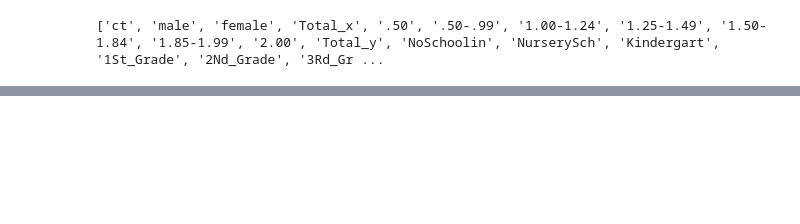
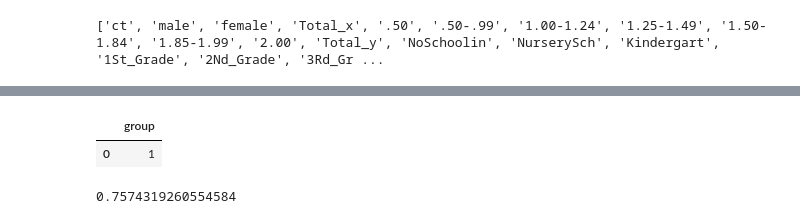
Before and after one commit to ychen884/STICC-GCC, a Jupyter notebook: STICC-part/Test_STICC-Filtered.ipynb, the cells around one changed output, grey strips where cells are left out. Drawn from its saved outputs; the diff is of its cells as text; code cells hidden in the pictures; blank space fills up the shorter version.

```diff
--- a/STICC-part/Test_STICC-Filtered.ipynb
+++ b/STICC-part/Test_STICC-Filtered.ipynb
@@ -295,0 +282,7 @@ simple.plot(column="cluster_membership",cmap="tab20", ax=ax[4])
+# %%
+group = pd.read_table('result_synthetic_data_joined.txt', names=["group"])
+# %%
+group.head(1)
+# %% [output]
+|  | group |
+| 0 | 1 |
@@ -295,0 +305,4 @@ simple.plot(column="cluster_membership",cmap="tab20", ax=ax[4])
+# %%
+print(sp_contiguity)
+# %% [output]
+0.7574319260554584
```
Also changed, not shown: parts of 10 cells of this notebook.
